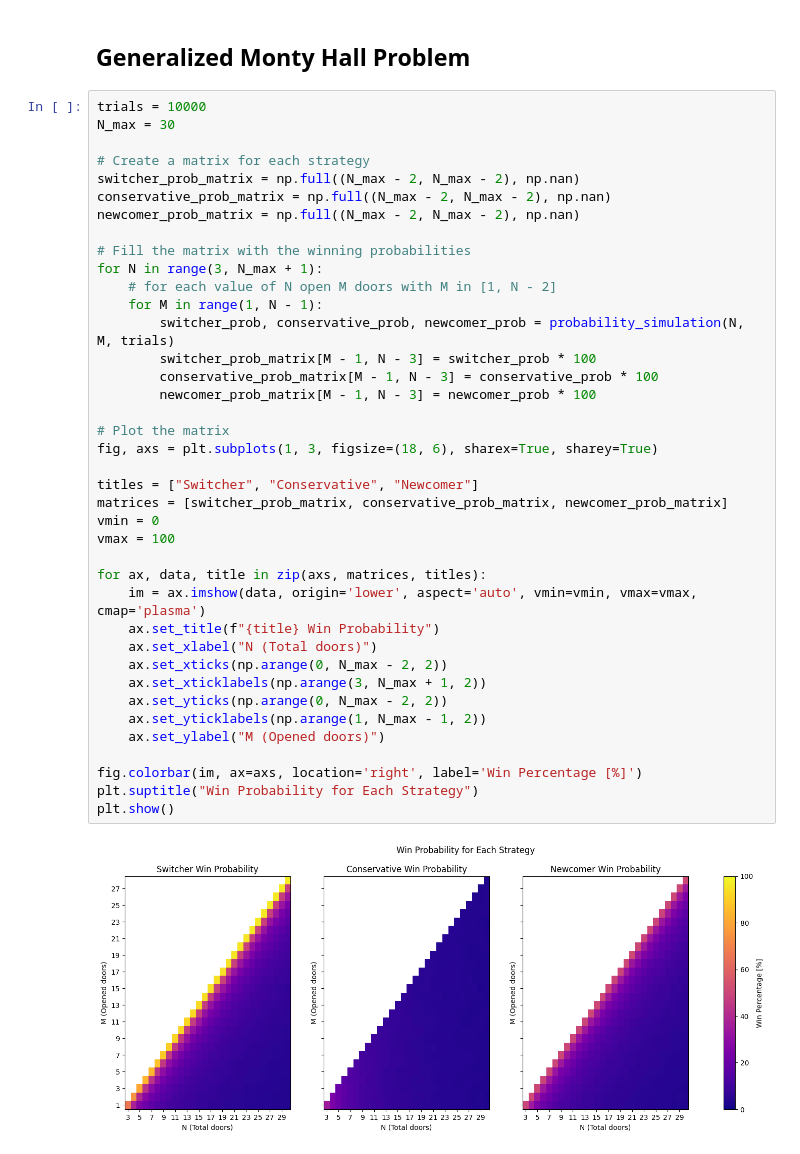
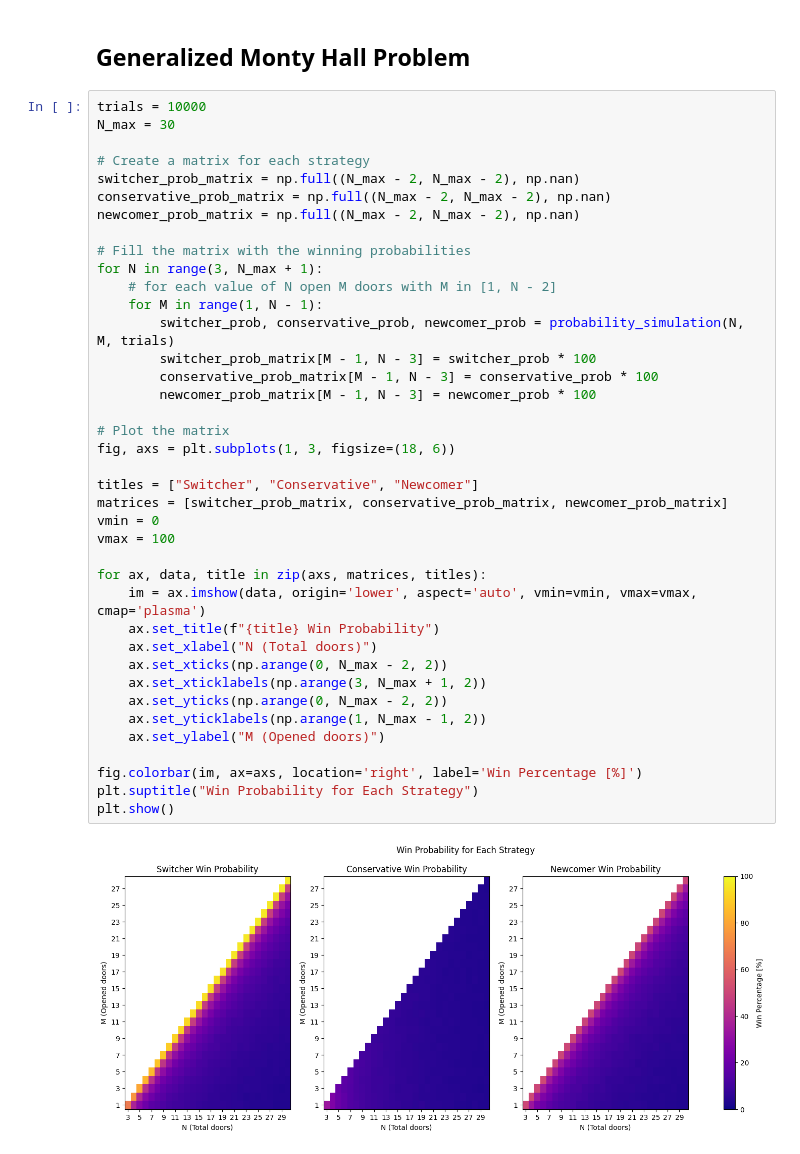
Before and after one commit to APozzi22/Astrostatistic, a Jupyter notebook: Exam/E01_Monty_Hall_Problem.ipynb, the cells around one changed output. Saved outputs shown, nothing was run; the diff lists cells and outputs as text.

```diff
--- a/Exam/E01_Monty_Hall_Problem.ipynb
+++ b/Exam/E01_Monty_Hall_Problem.ipynb
@@ -134,35 +134,35 @@ newcomer_prob_matrix = np.full((N_max - 2, N_max - 2), np.nan)
 # Fill the matrix with the winning probabilities
 for N in range(3, N_max + 1):
     # for each value of N open M doors with M in [1, N - 2]
     for M in range(1, N - 1):
         switcher_prob, conservative_prob, newcomer_prob = probability_simulation(N, M, trials)
         switcher_prob_matrix[M - 1, N - 3] = switcher_prob * 100
         conservative_prob_matrix[M - 1, N - 3] = conservative_prob * 100
         newcomer_prob_matrix[M - 1, N - 3] = newcomer_prob * 100
 
 # Plot the matrix
-fig, axs = plt.subplots(1, 3, figsize=(18, 6), sharex=True, sharey=True)
+fig, axs = plt.subplots(1, 3, figsize=(18, 6))
 
 titles = ["Switcher", "Conservative", "Newcomer"]
 matrices = [switcher_prob_matrix, conservative_prob_matrix, newcomer_prob_matrix]
 vmin = 0
 vmax = 100
 
 for ax, data, title in zip(axs, matrices, titles):
     im = ax.imshow(data, origin='lower', aspect='auto', vmin=vmin, vmax=vmax, cmap='plasma')
     ax.set_title(f"{title} Win Probability")
     ax.set_xlabel("N (Total doors)")
     ax.set_xticks(np.arange(0, N_max - 2, 2))
     ax.set_xticklabels(np.arange(3, N_max + 1, 2))
     ax.set_yticks(np.arange(0, N_max - 2, 2))
     ax.set_yticklabels(np.arange(1, N_max - 1, 2))
     ax.set_ylabel("M (Opened doors)")
 
 fig.colorbar(im, ax=axs, location='right', label='Win Percentage [%]')
 plt.suptitle("Win Probability for Each Strategy")
 plt.show()
 # %% [output]
-[figure, old version]
+[figure, new version]
 # %% [markdown]
 In the generalized Monty Hall Prblem there are N doors and the host opens M of them. The win probability for the switcher player is:
 $$P_{switch} = \frac{N - 1}{N} \cdot \frac{1}{N - M - 1}$$
```
Also changed, not shown: parts of 2 cells of this notebook.
